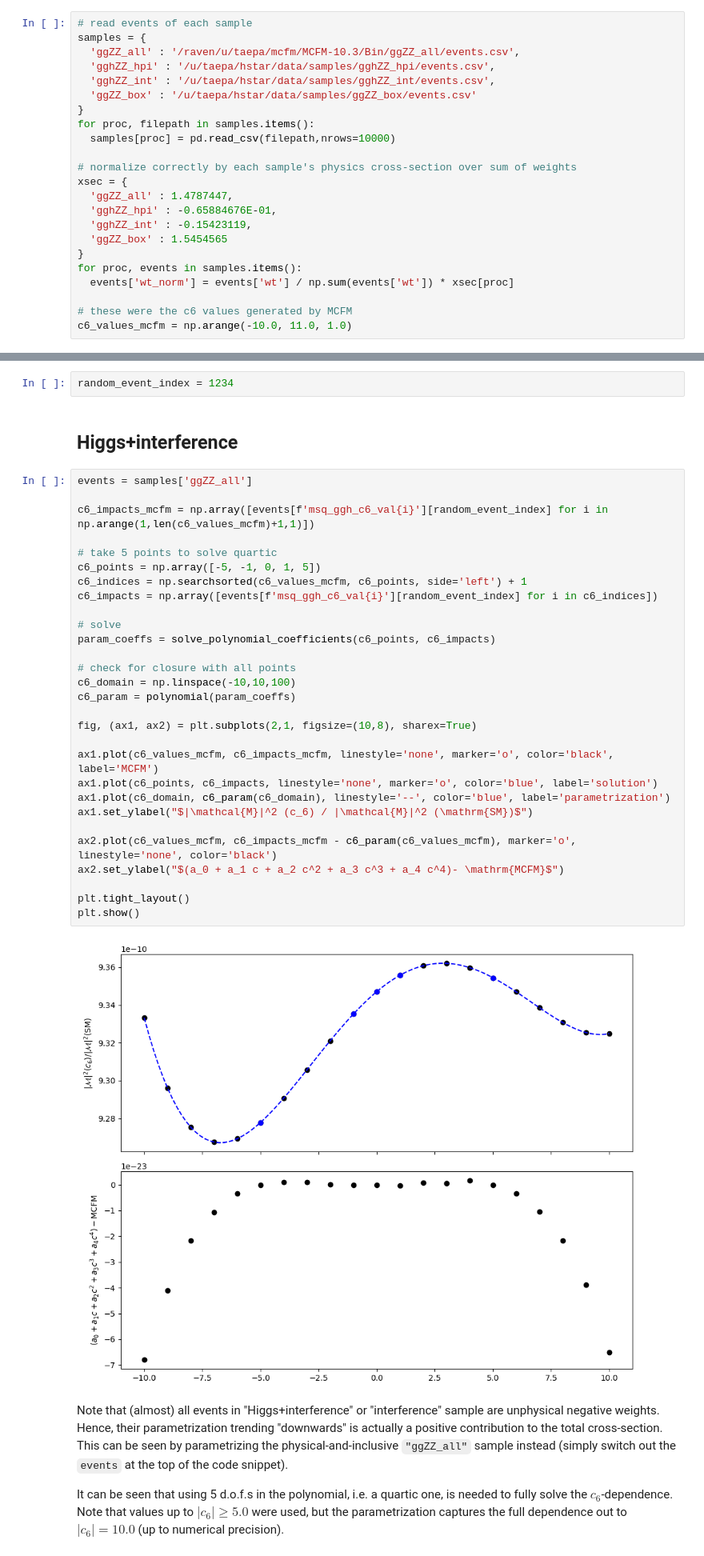
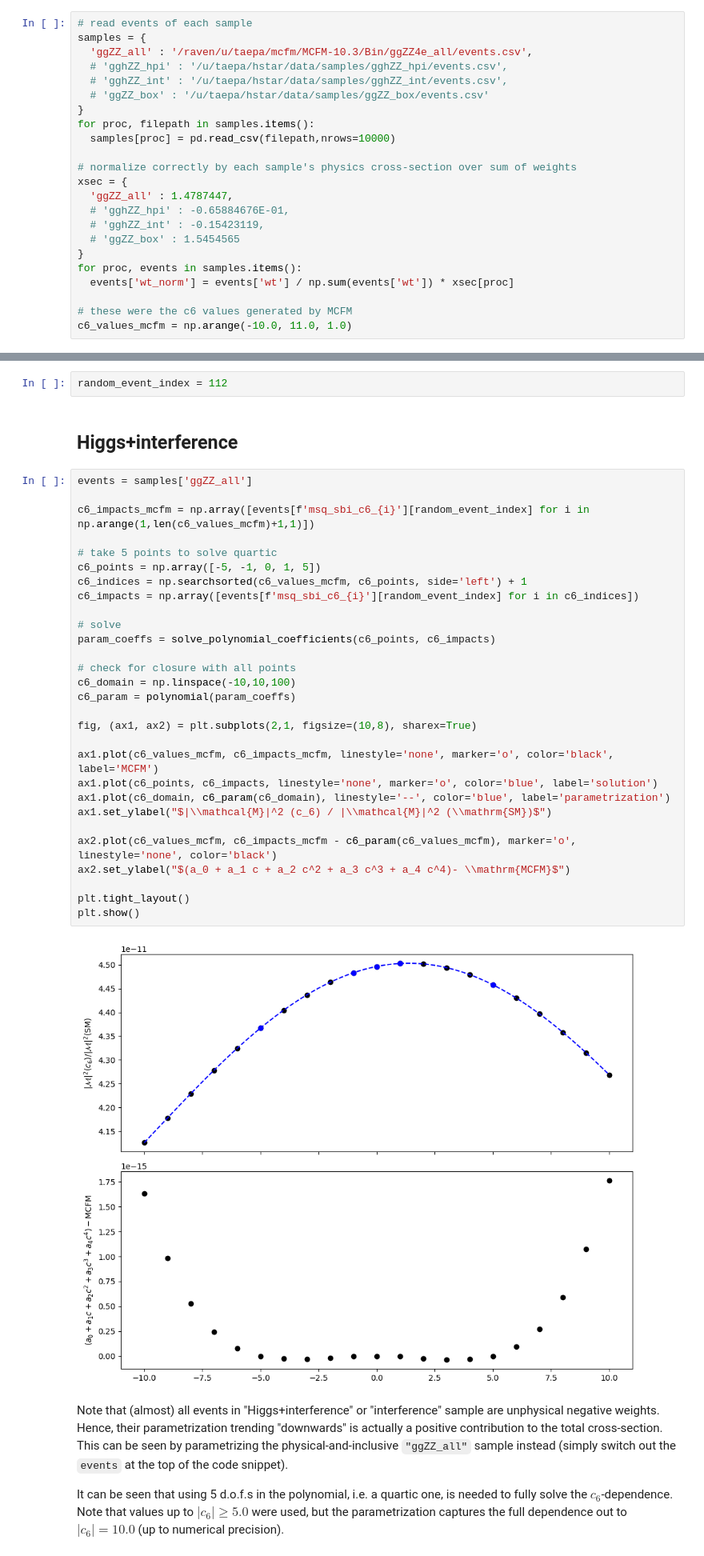
Before and after one commit to taehyounpark/higgs-offshell-interpretation, a Jupyter notebook: check-morphing.ipynb, the cells around one changed output, grey strips where cells are left out. Shown at 80% size. Saved outputs shown, nothing was run; the diff lists cells and outputs as text.

```diff
--- a/check-morphing.ipynb
+++ b/check-morphing.ipynb
@@ -50,10 +50,10 @@ def polynomial(coeffs):
 # %%
 # read events of each sample
 samples = {
-  'ggZZ_all' : '/raven/u/taepa/mcfm/MCFM-10.3/Bin/ggZZ_all/events.csv',
-  'gghZZ_hpi' : '/u/taepa/hstar/data/samples/gghZZ_hpi/events.csv',
-  'gghZZ_int' : '/u/taepa/hstar/data/samples/gghZZ_int/events.csv',
-  'ggZZ_box' : '/u/taepa/hstar/data/samples/ggZZ_box/events.csv'
+  'ggZZ_all' : '/raven/u/taepa/mcfm/MCFM-10.3/Bin/ggZZ4e_all/events.csv',
+  # 'gghZZ_hpi' : '/u/taepa/hstar/data/samples/gghZZ_hpi/events.csv',
+  # 'gghZZ_int' : '/u/taepa/hstar/data/samples/gghZZ_int/events.csv',
+  # 'ggZZ_box' : '/u/taepa/hstar/data/samples/ggZZ_box/events.csv'
 }
 for proc, filepath in samples.items():
   samples[proc] = pd.read_csv(filepath,nrows=10000)
@@ -61,9 +61,9 @@ for proc, filepath in samples.items():
 # normalize correctly by each sample's physics cross-section over sum of weights
 xsec = {
   'ggZZ_all' : 1.4787447,
-  'gghZZ_hpi' : -0.65884676E-01,
-  'gghZZ_int' : -0.15423119,
-  'ggZZ_box' : 1.5454565
+  # 'gghZZ_hpi' : -0.65884676E-01,
+  # 'gghZZ_int' : -0.15423119,
+  # 'ggZZ_box' : 1.5454565
 }
 for proc, events in samples.items():
   events['wt_norm'] = events['wt'] / np.sum(events['wt']) * xsec[proc]
@@ -77,38 +75,38 @@ FileNotFoundError: [Errno 2] No such file or directory: '/u/taepa/hstar/data/sam
 # %%
-random_event_index = 1234
+random_event_index = 112
 # %% [markdown]
 ## Higgs+interference
 # %%
 events = samples['ggZZ_all']
 
-c6_impacts_mcfm = np.array([events[f'msq_ggh_c6_val{i}'][random_event_index] for i in np.arange(1,len(c6_values_mcfm)+1,1)])
+c6_impacts_mcfm = np.array([events[f'msq_sbi_c6_{i}'][random_event_index] for i in np.arange(1,len(c6_values_mcfm)+1,1)])
 
 # take 5 points to solve quartic
 c6_points = np.array([-5, -1, 0, 1, 5])
 c6_indices = np.searchsorted(c6_values_mcfm, c6_points, side='left') + 1
-c6_impacts = np.array([events[f'msq_ggh_c6_val{i}'][random_event_index] for i in c6_indices])
+c6_impacts = np.array([events[f'msq_sbi_c6_{i}'][random_event_index] for i in c6_indices])
 
 # solve
 param_coeffs = solve_polynomial_coefficients(c6_points, c6_impacts)
 
 # check for closure with all points
 c6_domain = np.linspace(-10,10,100)
 c6_param = polynomial(param_coeffs)
 
 fig, (ax1, ax2) = plt.subplots(2,1, figsize=(10,8), sharex=True)
 
 ax1.plot(c6_values_mcfm, c6_impacts_mcfm, linestyle='none', marker='o', color='black', label='MCFM')
 ax1.plot(c6_points, c6_impacts, linestyle='none', marker='o', color='blue', label='solution')
 ax1.plot(c6_domain, c6_param(c6_domain), linestyle='--', color='blue', label='parametrization')
-ax1.set_ylabel("$|\mathcal{M}|^2 (c_6) / |\mathcal{M}|^2 (\mathrm{SM})$")
+ax1.set_ylabel("$|\\mathcal{M}|^2 (c_6) / |\\mathcal{M}|^2 (\\mathrm{SM})$")
 
 ax2.plot(c6_values_mcfm, c6_impacts_mcfm - c6_param(c6_values_mcfm), marker='o', linestyle='none', color='black')
-ax2.set_ylabel("$(a_0 + a_1 c + a_2 c^2 + a_3 c^3 + a_4 c^4)- \mathrm{MCFM}$")
+ax2.set_ylabel("$(a_0 + a_1 c + a_2 c^2 + a_3 c^3 + a_4 c^4)- \\mathrm{MCFM}$")
 
 plt.tight_layout()
 plt.show()
 # %% [output]
-[figure, old version]
+[figure, new version]
 # %% [markdown]
 Note that (almost) all events in "Higgs+interference" or "interference" sample are unphysical negative weights. Hence, their parametrization trending "downwards" is actually a positive contribution to the total cross-section. This can be seen by parametrizing the physical-and-inclusive `"ggZZ_all"` sample instead (simply switch out the `events` at the top of the code snippet).
 
```
Also changed, not shown: parts of 3 cells of this notebook, 8 other files.
